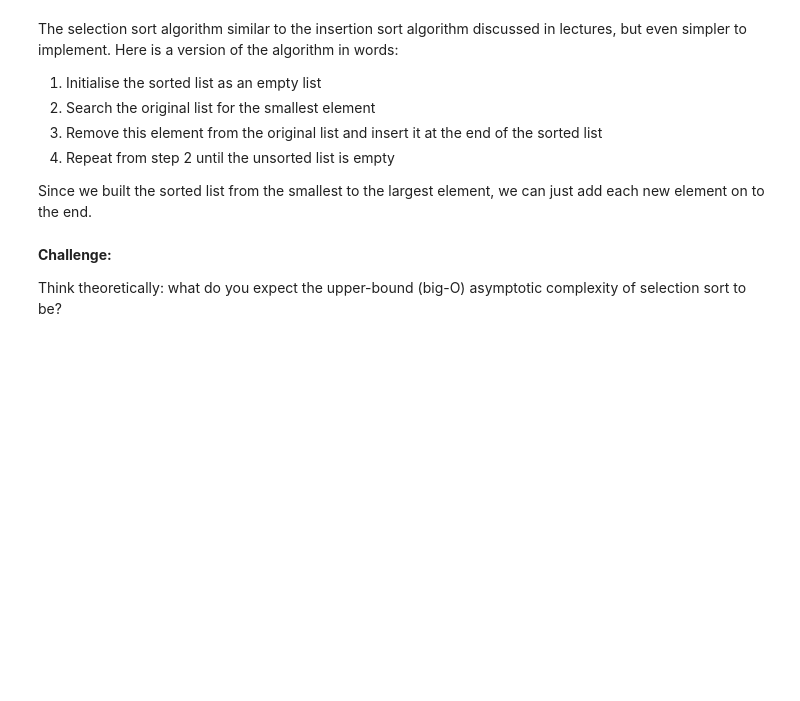
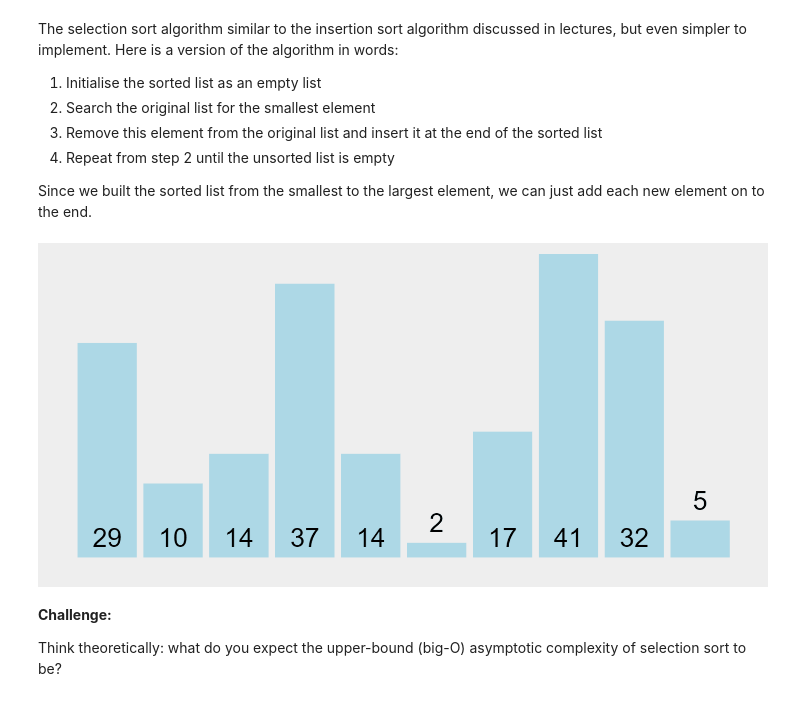
Before and after one commit to Kirito-Ma/COMP90014_2021, a Jupyter notebook: Week_2_Measuring_Complexity.ipynb, the cells around one changed output. Saved outputs shown, nothing was run; the diff lists cells and outputs as text; code cells hidden in the pictures; blank space fills up the shorter version.

```diff
--- a/Week_2_Measuring_Complexity.ipynb
+++ b/Week_2_Measuring_Complexity.ipynb
@@ -153,6 +176,11 @@ The selection sort algorithm similar to the insertion sort algorithm discussed i
 4. Repeat from step 2 until the unsorted list is empty
 
 Since we built the sorted list from the smallest to the largest element, we can just add each new element on to the end.
+# %%
+with open("media/selection_sort.gif", "rb") as f:
+    display(Image(data=f.read(), format="png"))
+# %% [output]
+[figure, added]
 # %% [markdown]
 **Challenge:**
 
```
Also changed, not shown: parts of 7 cells of this notebook, 5 other files.
